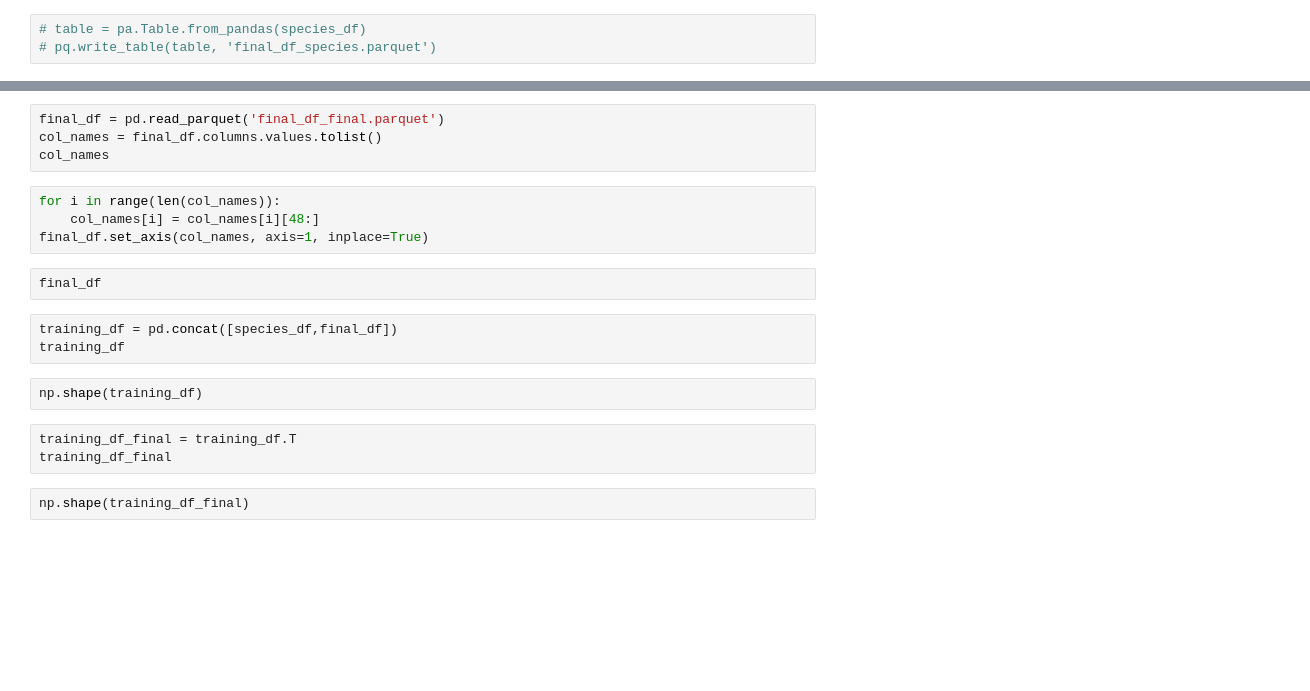
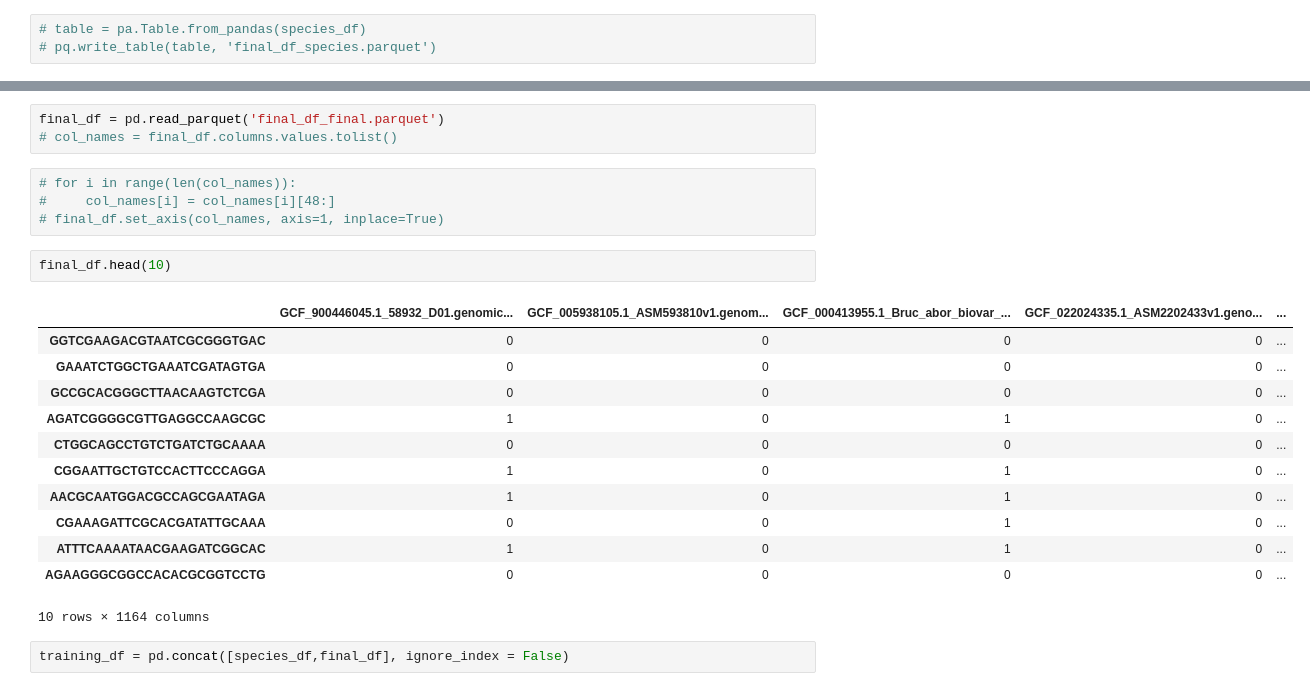
Before and after one commit to ComputationalPathogens/acheron, a Jupyter notebook: acheron/create_training_data.ipynb, the cells around one changed output, grey strips where cells are left out. Saved outputs shown, nothing was run; the diff lists cells and outputs as text; blank space fills up the shorter version.

Commit message:
different approaches for concat 2 dfs(kmer counts and species) and save into parquet

```diff
--- a/acheron/create_training_data.ipynb
+++ b/acheron/create_training_data.ipynb
@@ -47,20 +40,24 @@ species_df
 # %%
 final_df = pd.read_parquet('final_df_final.parquet')
-col_names = final_df.columns.values.tolist()
-col_names
+# col_names = final_df.columns.values.tolist()
 # %%
-for i in range(len(col_names)):
-    col_names[i] = col_names[i][48:]
-final_df.set_axis(col_names, axis=1, inplace=True)
+# for i in range(len(col_names)):
+#     col_names[i] = col_names[i][48:]
+# final_df.set_axis(col_names, axis=1, inplace=True)
 # %%
-final_df
+final_df.head(10)
+# %% [output]
+|  | GCF_900446045.1_58932_D01.genomic... | GCF_005938105.1_ASM593810v1.genom... | GCF_000413955.1_Bruc_abor_biovar_... | GCF_022024335.1_ASM2202433v1.geno... | ... |
+| GGTCGAAGACGTAATCGCGGGTGAC | 0 | 0 | 0 | 0 | ... |
+| GAAATCTGGCTGAAATCGATAGTGA | 0 | 0 | 0 | 0 | ... |
+| GCCGCACGGGCTTAACAAGTCTCGA | 0 | 0 | 0 | 0 | ... |
+| AGATCGGGGCGTTGAGGCCAAGCGC | 1 | 0 | 1 | 0 | ... |
+| CTGGCAGCCTGTCTGATCTGCAAAA | 0 | 0 | 0 | 0 | ... |
+| CGGAATTGCTGTCCACTTCCCAGGA | 1 | 0 | 1 | 0 | ... |
+| AACGCAATGGACGCCAGCGAATAGA | 1 | 0 | 1 | 0 | ... |
+| CGAAAGATTCGCACGATATTGCAAA | 0 | 0 | 1 | 0 | ... |
+| ATTTCAAAATAACGAAGATCGGCAC | 1 | 0 | 1 | 0 | ... |
+| AGAAGGGCGGCCACACGCGGTCCTG | 0 | 0 | 0 | 0 | ... |
+10 rows × 1164 columns
 # %%
-training_df = pd.concat([species_df,final_df])
-training_df
+training_df = pd.concat([species_df,final_df], ignore_index = False)
-# %%
-np.shape(training_df)
-# %%
-training_df_final = training_df.T
-training_df_final
-# %%
-np.shape(training_df_final)
```
Also changed, not shown: parts of 7 cells of this notebook, 5 other files.
